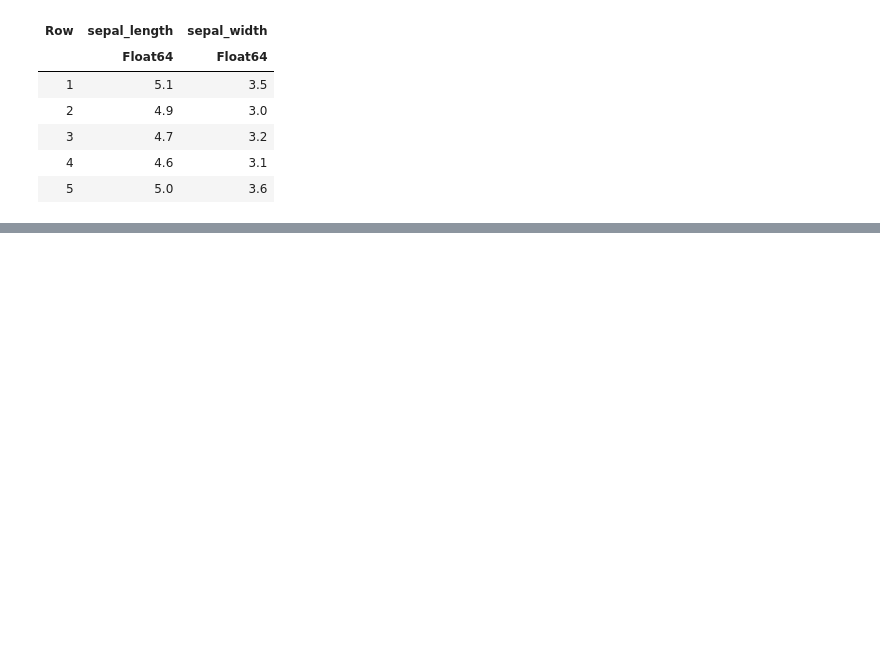
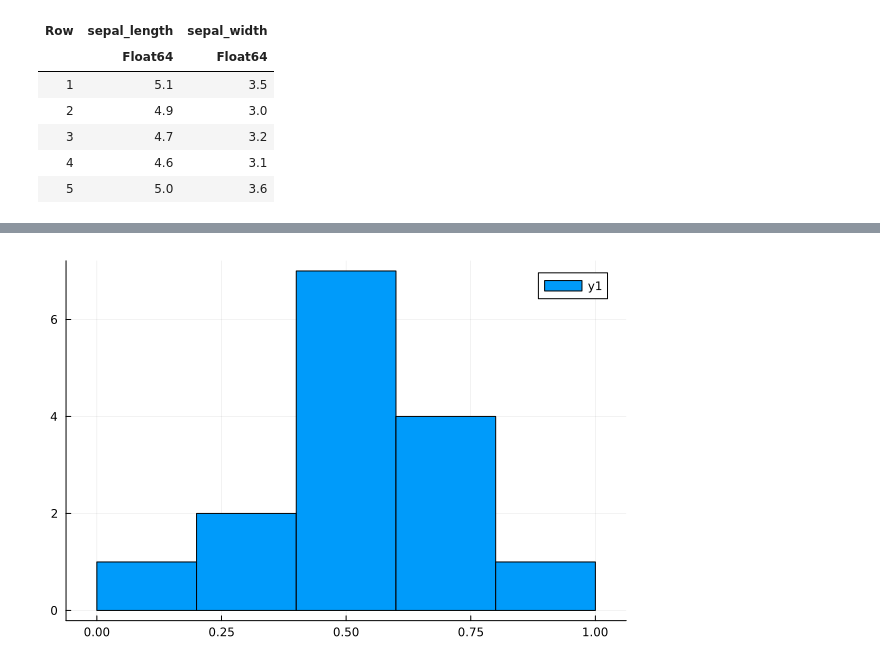
Before and after one commit to JosePabloGFnl/Julia-Practice, a Jupyter notebook: csv-fun.ipynb, the cells around one changed output, grey strips where cells are left out. Cells and saved outputs as stored; diff of their text form; code cells hidden in the pictures; blank space fills up the shorter version.

```diff
--- a/csv-fun.ipynb
+++ b/csv-fun.ipynb
@@ -179,0 +189,4 @@ plot(x,y,xlabel = "X axis label",ylabel = "Y axis label")
+# %%
+histogram(y)
+# %% [output]
+[figure, added]
```
Also changed, not shown: parts of 19 cells of this notebook.
